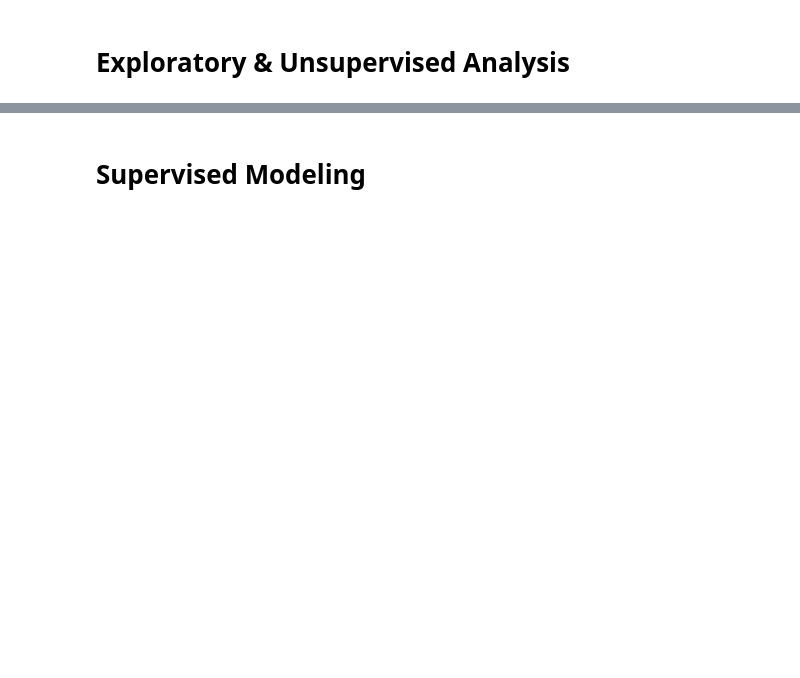
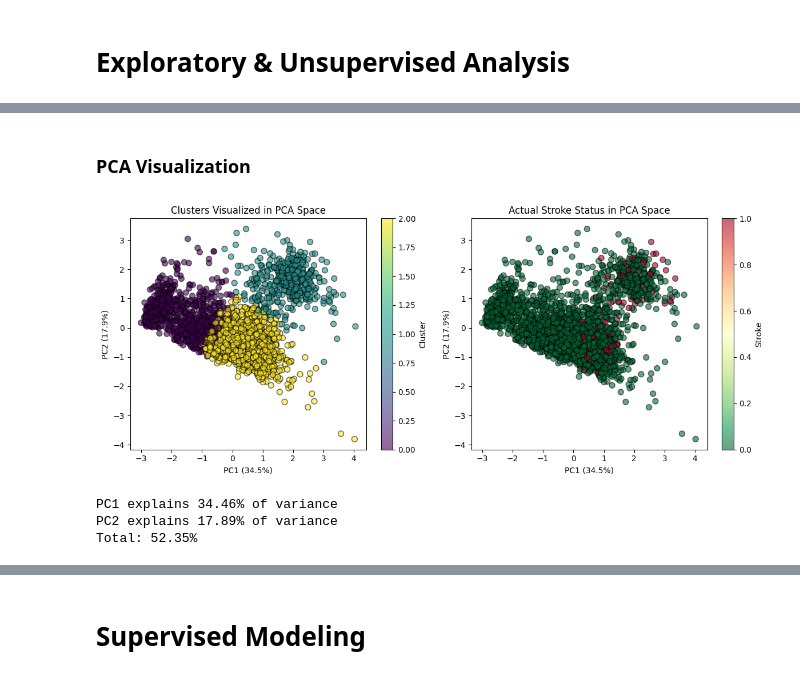
Before and after one commit to anthony-lamelas/Stroke_Prediction, a Jupyter notebook: main.ipynb, the cells around one changed output, grey strips where cells are left out. Saved outputs shown, nothing was run; the diff lists cells and outputs as text; code cells hidden in the pictures; blank space fills up the shorter version.

```diff
--- a/main.ipynb
+++ b/main.ipynb
@@ -370,0 +413,33 @@ X_train_scaled.head(10)
+# %% [markdown]
+### PCA Visualization
+# %%
+pca = PCA(n_components=2)
+X_pca = pca.fit_transform(X_train_scaled)
+
+plt.figure(figsize=(12, 5))
+
+plt.subplot(1, 2, 1)
+scatter = plt.scatter(X_pca[:, 0], X_pca[:, 1], c=clusters, cmap='viridis', alpha=0.6, edgecolors='k', s=50)
+plt.xlabel(f'PC1 ({pca.explained_variance_ratio_[0]*100:.1f}%)')
+plt.ylabel(f'PC2 ({pca.explained_variance_ratio_[1]*100:.1f}%)')
+plt.title('Clusters Visualized in PCA Space')
+plt.colorbar(scatter, label='Cluster')
+
+plt.subplot(1, 2, 2)
+scatter = plt.scatter(X_pca[:, 0], X_pca[:, 1], c=y_train, cmap='RdYlGn_r', alpha=0.6, edgecolors='k', s=50)
+plt.xlabel(f'PC1 ({pca.explained_variance_ratio_[0]*100:.1f}%)')
+plt.ylabel(f'PC2 ({pca.explained_variance_ratio_[1]*100:.1f}%)')
+plt.title('Actual Stroke Status in PCA Space')
+plt.colorbar(scatter, label='Stroke')
+
+plt.tight_layout()
+plt.show()
+
+print(f"PC1 explains {pca.explained_variance_ratio_[0]*100:.2f}% of variance")
+print(f"PC2 explains {pca.explained_variance_ratio_[1]*100:.2f}% of variance")
+print(f"Total: {sum(pca.explained_variance_ratio_)*100:.2f}%")
+# %% [output]
+[figure, added]
+PC1 explains 34.46% of variance
+PC2 explains 17.89% of variance
+Total: 52.35%
```
Also changed, not shown: parts of 21 cells of this notebook.
